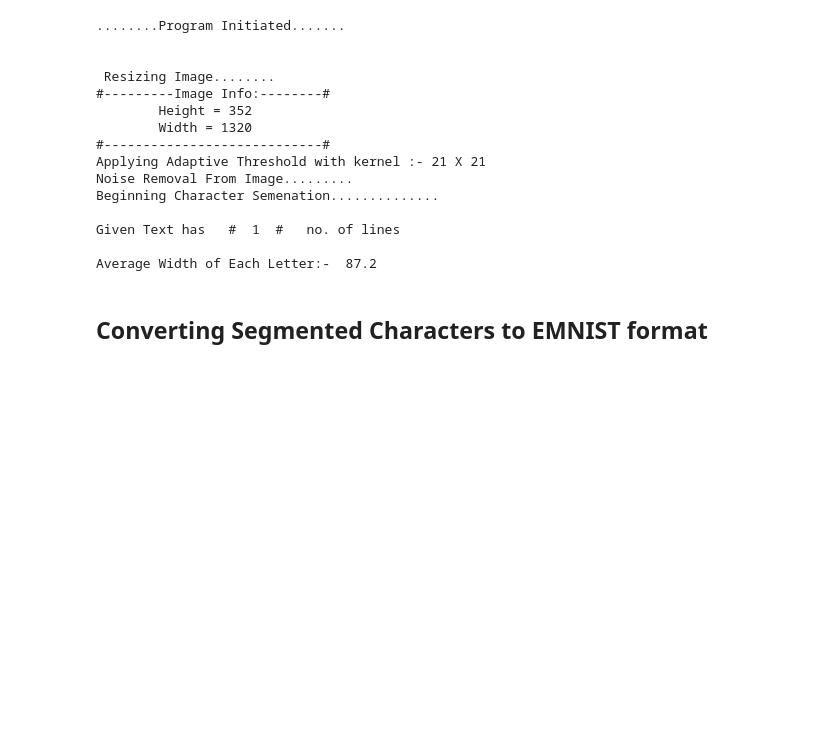
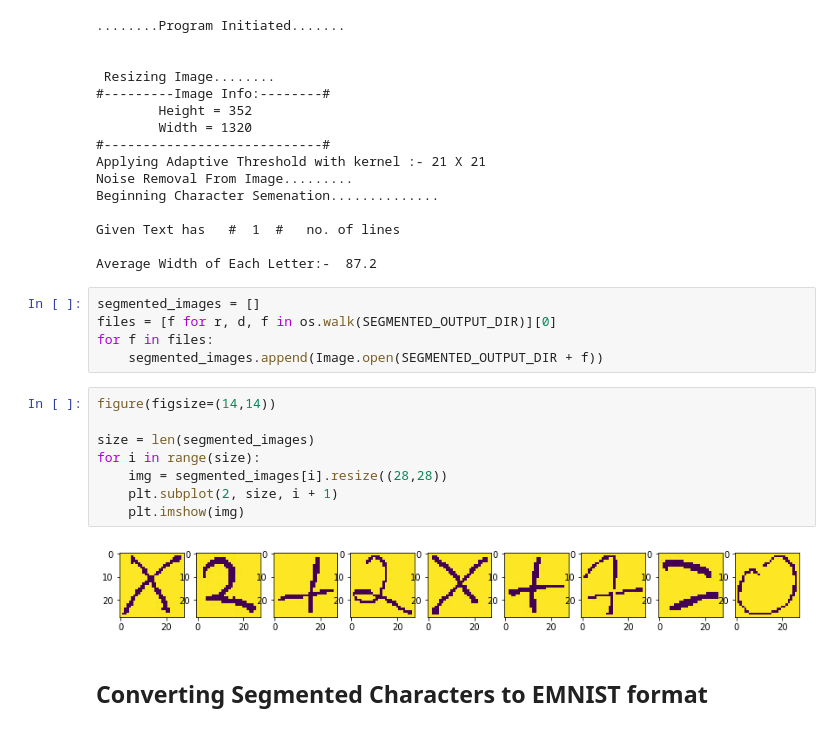
Before and after one commit to OlehOnyshchak/OCR, a Jupyter notebook: Main.ipynb, the cells around one changed output. Drawn from its saved outputs; the diff is of its cells as text; blank space fills up the shorter version.

```diff
--- a/Main.ipynb
+++ b/Main.ipynb
@@ -30,6 +40,21 @@ Beginning Character Semenation..............
 Given Text has   #  1  #   no. of lines
 
 Average Width of Each Letter:-  87.2
+# %%
+segmented_images = []
+files = [f for r, d, f in os.walk(SEGMENTED_OUTPUT_DIR)][0]
+for f in files:
+    segmented_images.append(Image.open(SEGMENTED_OUTPUT_DIR + f))
+# %%
+figure(figsize=(14,14))
+
+size = len(segmented_images)
+for i in range(size):
+    img = segmented_images[i].resize((28,28))
+    plt.subplot(2, size, i + 1)
+    plt.imshow(img)
+# %% [output]
+[figure, added]
 # %% [markdown]
 ## Converting Segmented Characters to EMNIST format
 # %%
```
Also changed, not shown: parts of 8 cells of this notebook.
